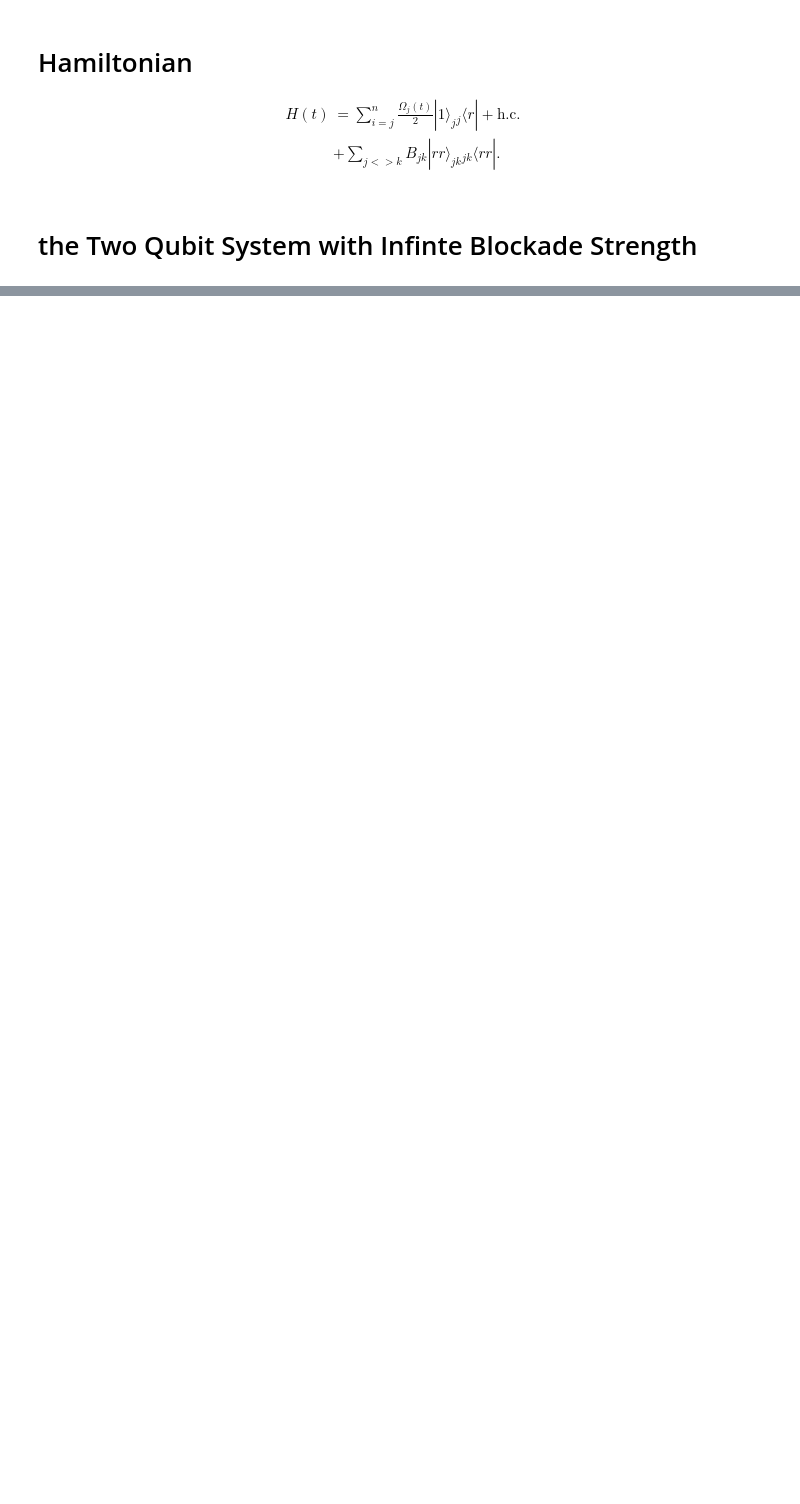
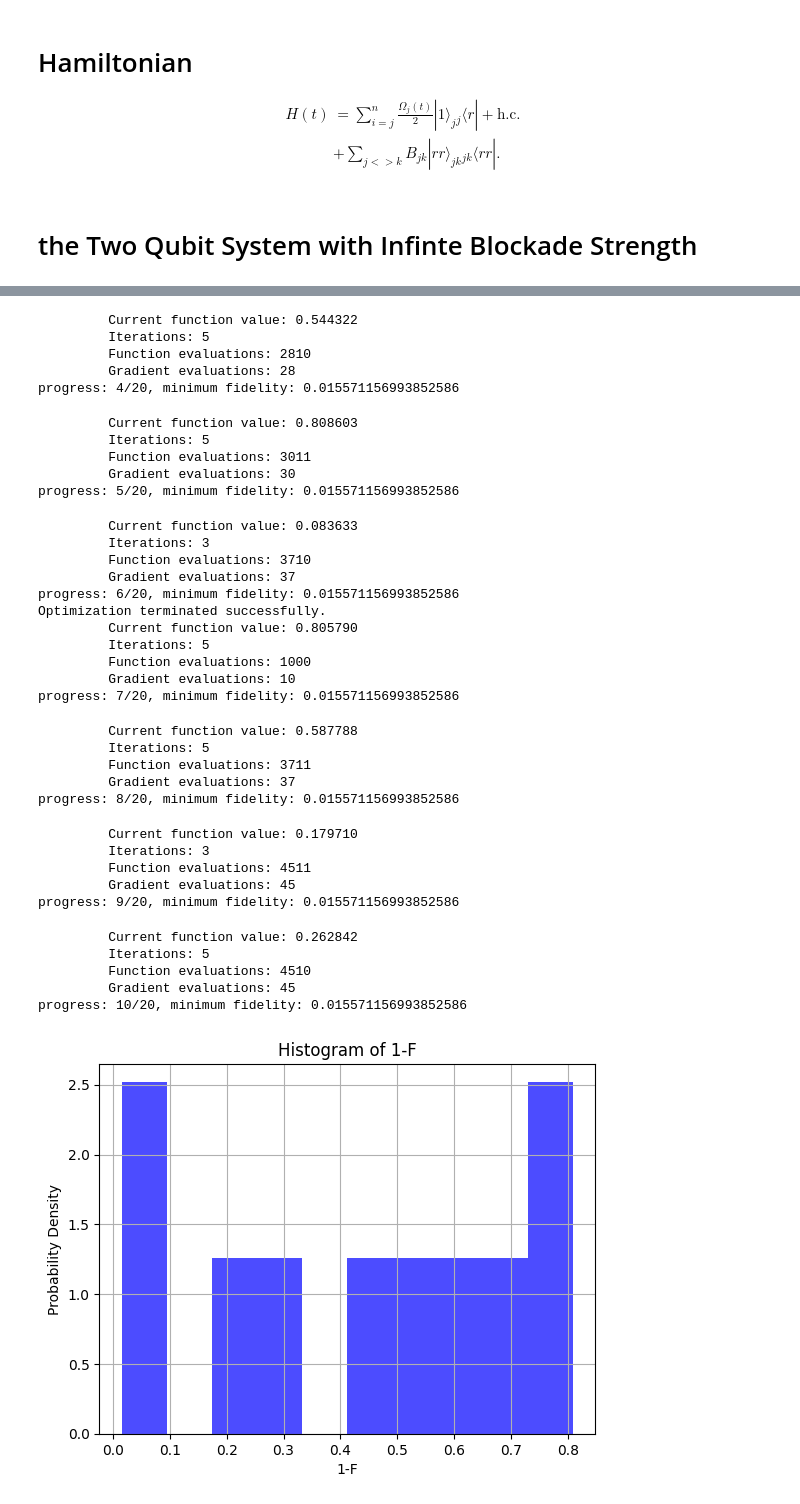
Before and after one commit to ErisLee-lmy/Hands-on-Quantum-Control, a Jupyter notebook: Reproduction_of_Time-Optimal_Control.ipynb, the cells around one changed output, grey strips where cells are left out. Drawn from its saved outputs; the diff is of its cells as text; code cells hidden in the pictures; blank space fills up the shorter version.

```diff
--- a/Reproduction_of_Time-Optimal_Control.ipynb
+++ b/Reproduction_of_Time-Optimal_Control.ipynb
@@ -14,18 +16,16 @@ H(t) &= \sum_{i = j}^{n} \frac{\Omega_j(t)}{2} |1\rangle_j {}_j\langle r| + \tex
 # %%
 N = 99 # number of time steps
 dim = 4
-basis = [basis(dim,i) for i in range(dim)] # basis states
-# in the basis of |01>, |0r>, |11>, |W>=(|1r>+|r1>)/sqr2
+basis_state = [basis(dim,i) for i in range(dim)] # basis states
+# in the basis of |10>, |0r>, |11>, |W>=(|1r>+|r1>)/sqrt2
 
 method = 'BFGS'
-
+sqrt2 = np.sqrt(2)
 
 Omega_max = 1 # fix maximum Omega
-T_max = 10.0 # maximum time
-T_sample = 10.0
-
+T_max = 100000.0 # maximum time
 T_list = np.linspace(0, T_max, 100)
 
 # Initialize the state
-psi_in = Qobj([1,0,1,0]) # |psi(0)> = |0>|1> + |1>|1>
+psi_in = Qobj([1,0,1,0]/sqrt2) # |psi(0)> = |1>|0> + |1>|1>
 # %%
@@ -122,0 +152,10 @@ plt.ylabel('1-F')
+# %%
+# test the optimization process
+T_sample = 100000.0
+
+print(f'Optimize under the same T: {T_sample}')
+sample = Optimalization_2_qubits(T_sample) # Create an instance of the class
+result_in  = 1 - sample.get_fidelity() # Get the initial fidelity
+result = sample.optimize() # Optimize the phase angles
+
+result_in,result[0]
@@ -122,0 +169,17 @@ plt.ylabel('1-F')
+# %%
+results = []
+phis = []
+count = 0
+T_sample = 10000.0
+# test the stabullity of the optimization
+print(f'Optimize under the same T: {T_sample}')
+for i in range(10):
+    count += 1
+    sample = Optimalization_2_qubits(T_sample) # Create an instance of the class
+    result = sample.optimize() # Optimize the phase angles
+
+    results.append(result[0]) # Append the minimum fidelity to the results list
+    phis.append(result[1]) # Append the optimized phase angles to the phis list
+
+    print(f"progress: {count}/20, minimum fidelity: {np.min(results)}")
+# %% [output]
@@ -122,0 +202,37 @@ plt.ylabel('1-F')
+         Current function value: 0.544322
+         Iterations: 5
+         Function evaluations: 2810
+         Gradient evaluations: 28
+progress: 4/20, minimum fidelity: 0.015571156993852586
+         Current function value: 0.808603
+         Iterations: 5
+         Function evaluations: 3011
+         Gradient evaluations: 30
+progress: 5/20, minimum fidelity: 0.015571156993852586
+         Current function value: 0.083633
+         Iterations: 3
+         Function evaluations: 3710
+         Gradient evaluations: 37
+progress: 6/20, minimum fidelity: 0.015571156993852586
+Optimization terminated successfully.
+         Current function value: 0.805790
+         Iterations: 5
+         Function evaluations: 1000
+         Gradient evaluations: 10
+progress: 7/20, minimum fidelity: 0.015571156993852586
+         Current function value: 0.587788
+         Iterations: 5
+         Function evaluations: 3711
+         Gradient evaluations: 37
+progress: 8/20, minimum fidelity: 0.015571156993852586
+         Current function value: 0.179710
+         Iterations: 3
+         Function evaluations: 4511
+         Gradient evaluations: 45
+progress: 9/20, minimum fidelity: 0.015571156993852586
+         Current function value: 0.262842
+         Iterations: 5
+         Function evaluations: 4510
+         Gradient evaluations: 45
+progress: 10/20, minimum fidelity: 0.015571156993852586
+[figure, added]
```
Also changed, not shown: parts of 15 cells of this notebook, 1 other file.
